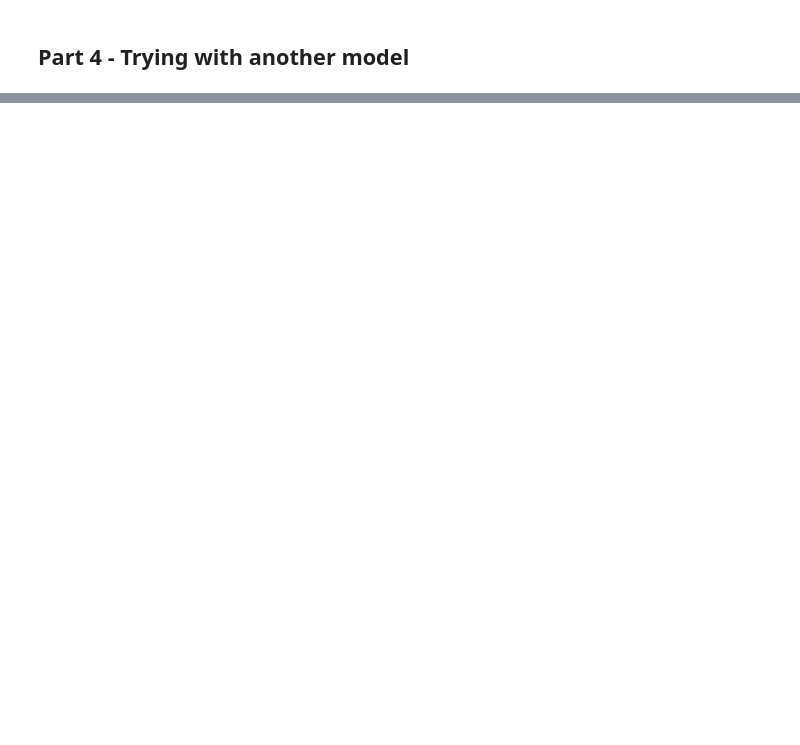
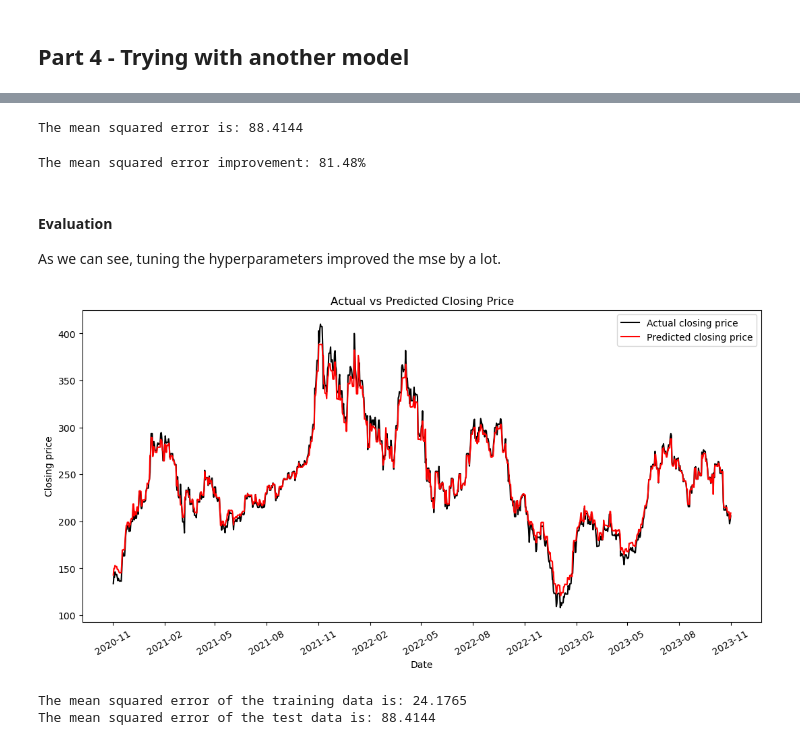
Before and after one commit to SindreSau/ML-Assignment_2, a Jupyter notebook: Assignment2.ipynb, the cells around one changed output, grey strips where cells are left out. Cells and saved outputs as stored; diff of their text form; code cells hidden in the pictures; blank space fills up the shorter version.

Commit message:
Add GradientBoostingRegressor

```diff
--- a/Assignment2.ipynb
+++ b/Assignment2.ipynb
@@ -379,0 +283,5 @@ The actual closing price of Tesla stock for 2023-10-30 is: $197.36
+# %%
+# Create empty rows for missing dates
+df = df.resample('D').mean()
+
+df.head(10)
@@ -379,0 +304,6 @@ The actual closing price of Tesla stock for 2023-10-30 is: $197.36
+# %%
+# Forward fill the missing values
+df.fillna(method='ffill', inplace=True)
+
+df.isna().sum()
+df.head(10)
@@ -379,0 +382,14 @@ The actual closing price of Tesla stock for 2023-10-30 is: $197.36
+# %%
+# Funtion to compare the predicted and actual values
+def plot_predictions(true, pred):
+    plt.figure(figsize=(13, 6))
+    plt.plot(df.index, true, color='black', label='Actual closing price')
+    plt.plot(df.index, pred, color='red', label='Predicted closing price')
+    plt.xlabel('Date')
+    # Rotate
+    plt.xticks(rotation=30)
+    plt.gca().xaxis.set_major_locator(mdates.MonthLocator(interval=3))
+    plt.ylabel('Closing price')
+    plt.title('Actual vs Predicted Closing Price')
+    plt.legend()
+    plt.show()
@@ -379,0 +450,17 @@ The actual closing price of Tesla stock for 2023-10-30 is: $197.36
+# %%
+# These are the best params from previously running the get_best_estimator function
+# At first the model was overfitting, so tweaked the parameters to get a better fit
+best_params = {
+    'n_estimators': 5000,
+    'min_samples_split': 6,
+    'max_depth': 12,
+    'loss': 'squared_error',
+    'learning_rate': 0.0005,
+    'criterion': 'friedman_mse',
+    'random_state': 1,
+    }
+
+model_tuned = GradientBoostingRegressor(**best_params)
+
+# We fit the tuned model to the training data
+model_tuned.fit(x_train, y_train)
@@ -379,0 +488,20 @@ The actual closing price of Tesla stock for 2023-10-30 is: $197.36
+# %%
+# Lets calculate the mean squared error of the tuned model
+mse_new = mean_squared_error(y_test, model_tuned.predict(x_test))
+print('The mean squared error is: {:.4f}'.format(mse_new))
+# %% [output]
+The mean squared error is: 88.4144
+# %%
+# Lets look at the improvement in MSE compared to the default model
+print('The mean squared error improvement: {:.2f}%'.format(
+    (mse - mse_new) / mse * 100))
+# %% [output]
+The mean squared error improvement: 81.48%
+# %% [markdown]
+#### Evaluation
+As we can see, tuning the hyperparameters improved the mse by a lot.
+# %%
+# This is also apparent when we graph the predicted values of the tuned model.
+plot_predictions(Y, model_tuned.predict(X))
+# %% [output]
+[figure, added]
@@ -379,0 +510,12 @@ The actual closing price of Tesla stock for 2023-10-30 is: $197.36
+# %%
+# Lets test for overfitting by comparing the MSE of the training data and the test data
+mse_train = mean_squared_error(y_train, model_tuned.predict(x_train))
+mse_test = mean_squared_error(y_test, model_tuned.predict(x_test))
+
+print('The mean squared error of the training data is: {:.4f}'.format(mse_train))
+print('The mean squared error of the test data is: {:.4f}'.format(mse_test))
+
+# if the MSE of the training data is much lower than the MSE of the test data, then the model is overfitting
+# %% [output]
+The mean squared error of the training data is: 24.1765
+The mean squared error of the test data is: 88.4144
```
Also changed, not shown: parts of 68 cells of this notebook.
